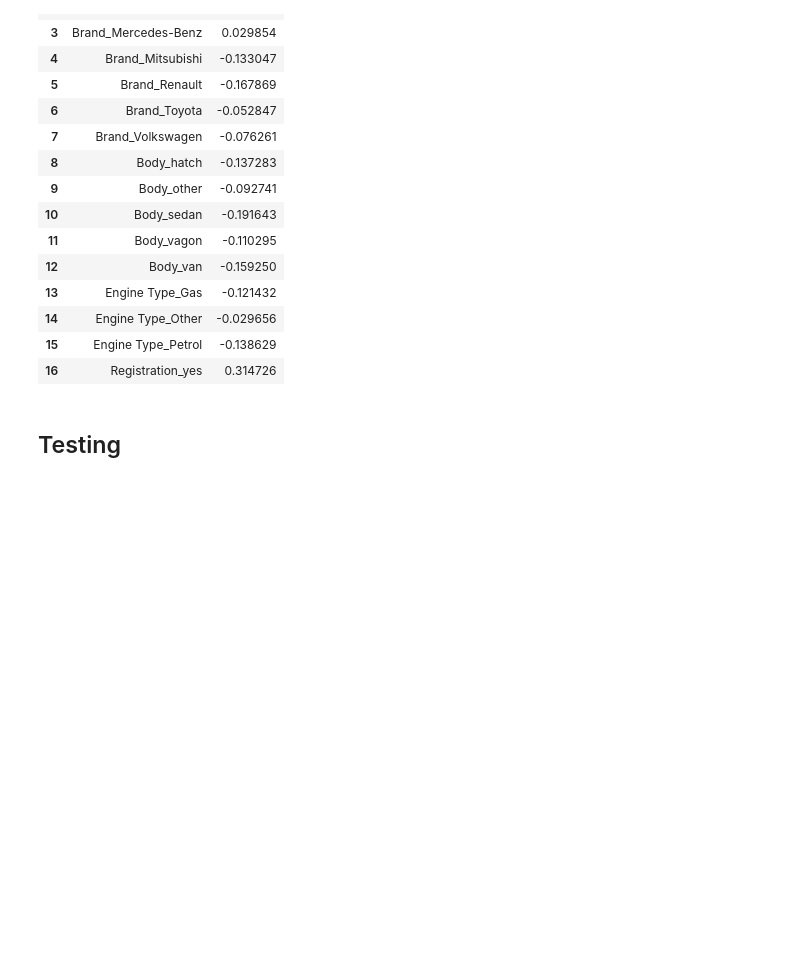
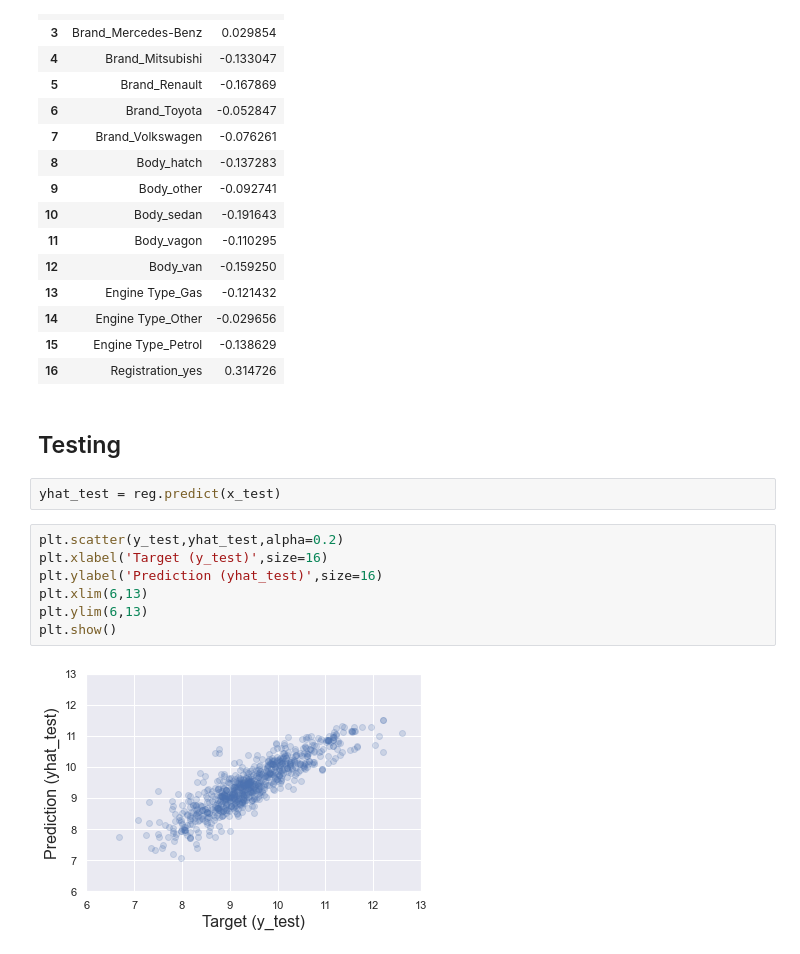
Before and after one commit to hasbiabdulmajid/LR_RealExample, a Jupyter notebook: LR_RealExample.ipynb, the cells around one changed output. Drawn from its saved outputs; the diff is of its cells as text; blank space fills up the shorter version.

Commit message:
Add prediction
adding prediction and show the differences percentage from the predicted value and target value

```diff
--- a/LR_RealExample.ipynb
+++ b/LR_RealExample.ipynb
@@ -370,3 +370,14 @@ reg.summary
 | 16 | Registration_yes | 0.314726 |
 # %% [markdown]
 ## Testing
+# %%
+yhat_test = reg.predict(x_test)
+# %%
+plt.scatter(y_test,yhat_test,alpha=0.2)
+plt.xlabel('Target (y_test)',size=16)
+plt.ylabel('Prediction (yhat_test)',size=16)
+plt.xlim(6,13)
+plt.ylim(6,13)
+plt.show()
+# %% [output]
+[figure, added]
```
Also changed, not shown: parts of 8 cells of this notebook.
